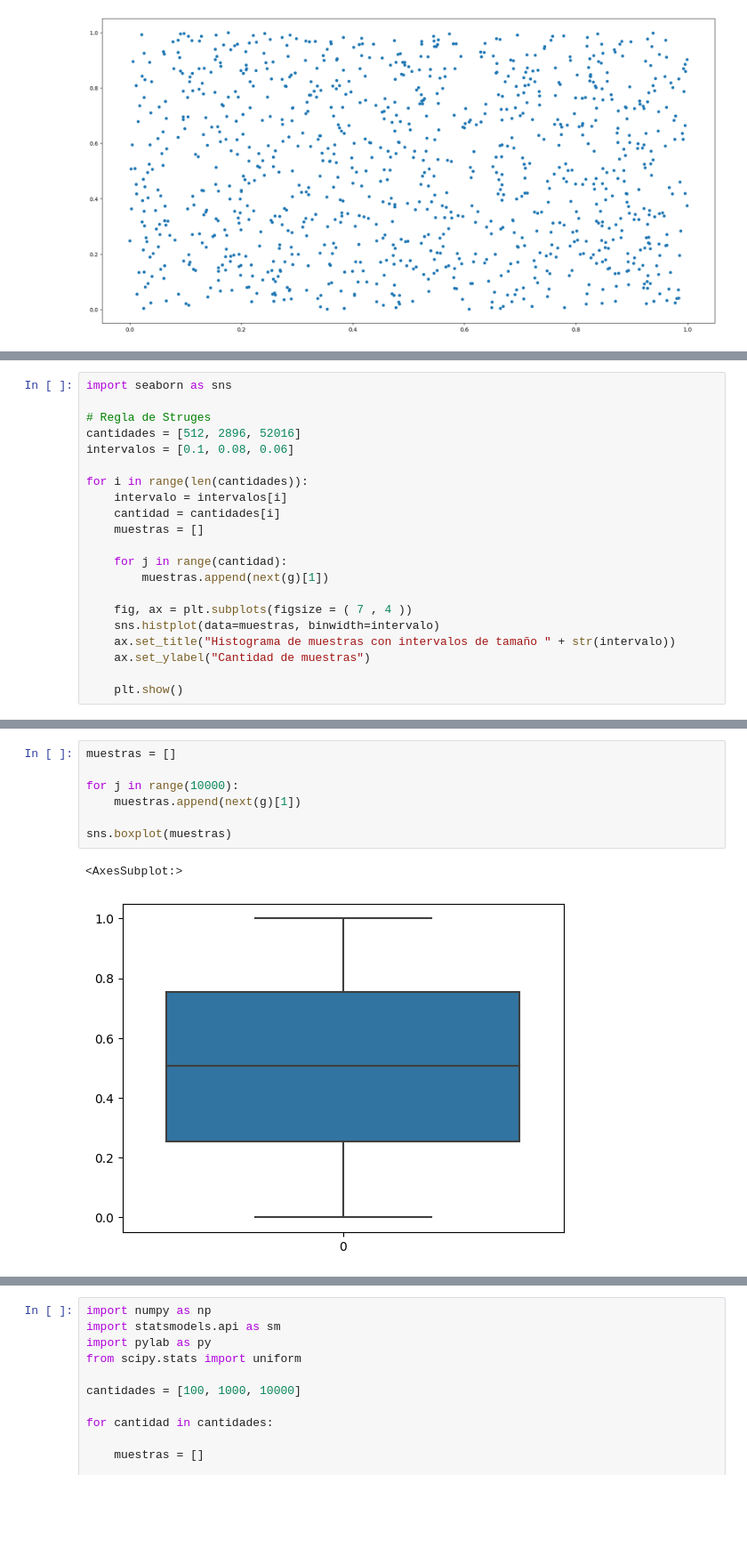
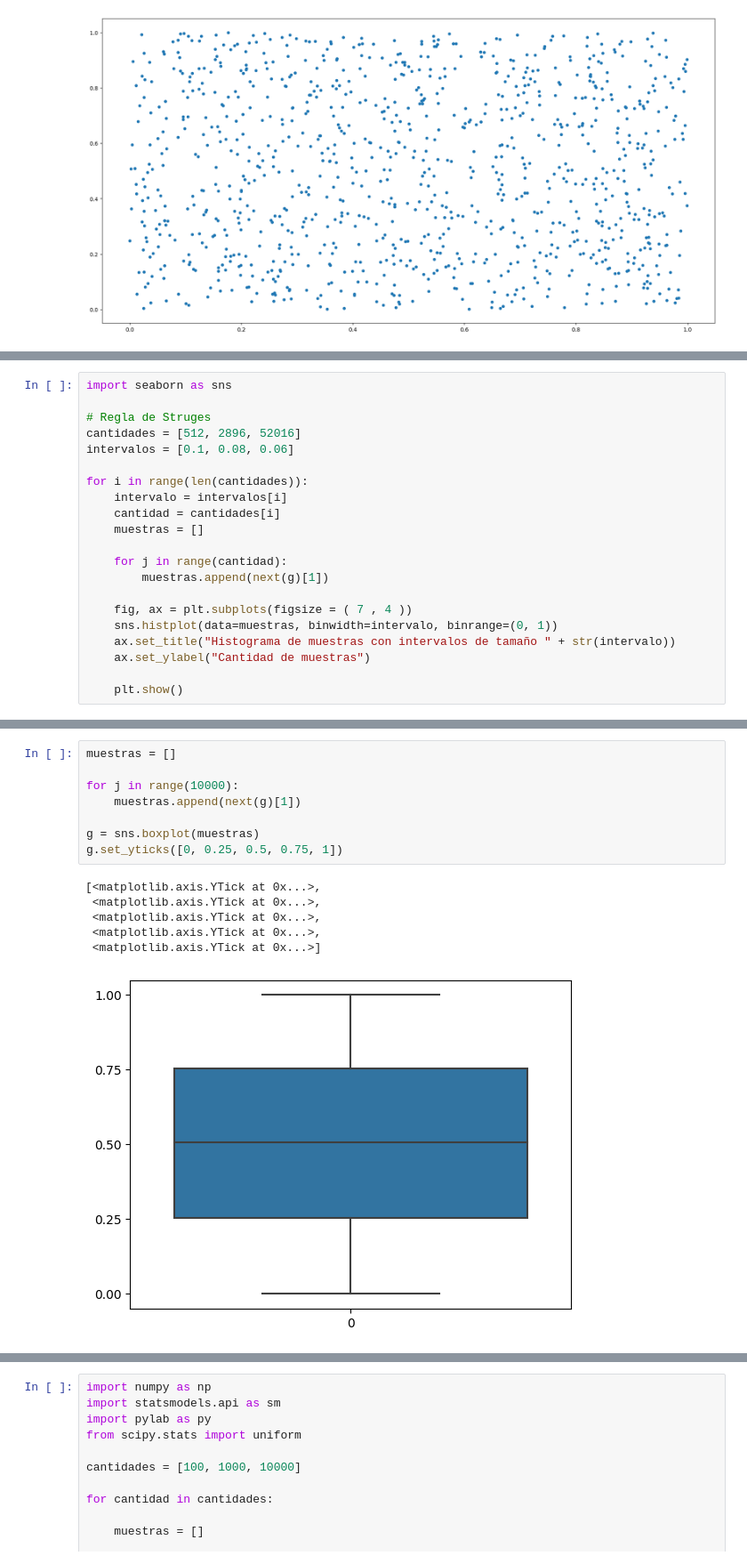
Before and after one commit to jalbarrac/simulacion_grupo2_2c_2022, a Jupyter notebook: LXM.ipynb, the cells around one changed output, grey strips where cells are left out. Shown at 89% size. Saved outputs shown, nothing was run; the diff lists cells and outputs as text; blank space fills up the shorter version.

```diff
--- a/LXM.ipynb
+++ b/LXM.ipynb
@@ -87,7 +89,7 @@ for i in range(len(cantidades)):
         muestras.append(next(g)[1])
 
     fig, ax = plt.subplots(figsize = ( 7 , 4 ))
-    sns.histplot(data=muestras, binwidth=intervalo)
+    sns.histplot(data=muestras, binwidth=intervalo, binrange=(0, 1))
     ax.set_title("Histograma de muestras con intervalos de tamaño " + str(intervalo))
     ax.set_ylabel("Cantidad de muestras")
 
@@ -99,10 +103,15 @@ for i in range(len(cantidades)):
 # %%
 muestras = []
 
 for j in range(10000):
     muestras.append(next(g)[1])
 
-sns.boxplot(muestras)
+g = sns.boxplot(muestras)
+g.set_yticks([0, 0.25, 0.5, 0.75, 1])
 # %% [output]
-<AxesSubplot:>
+[<matplotlib.axis.YTick at 0x...>,
+ <matplotlib.axis.YTick at 0x...>,
+ <matplotlib.axis.YTick at 0x...>,
+ <matplotlib.axis.YTick at 0x...>,
+ <matplotlib.axis.YTick at 0x...>]
-[figure, old version]
+[figure, new version]
```
Also changed, not shown: parts of 5 cells of this notebook.
